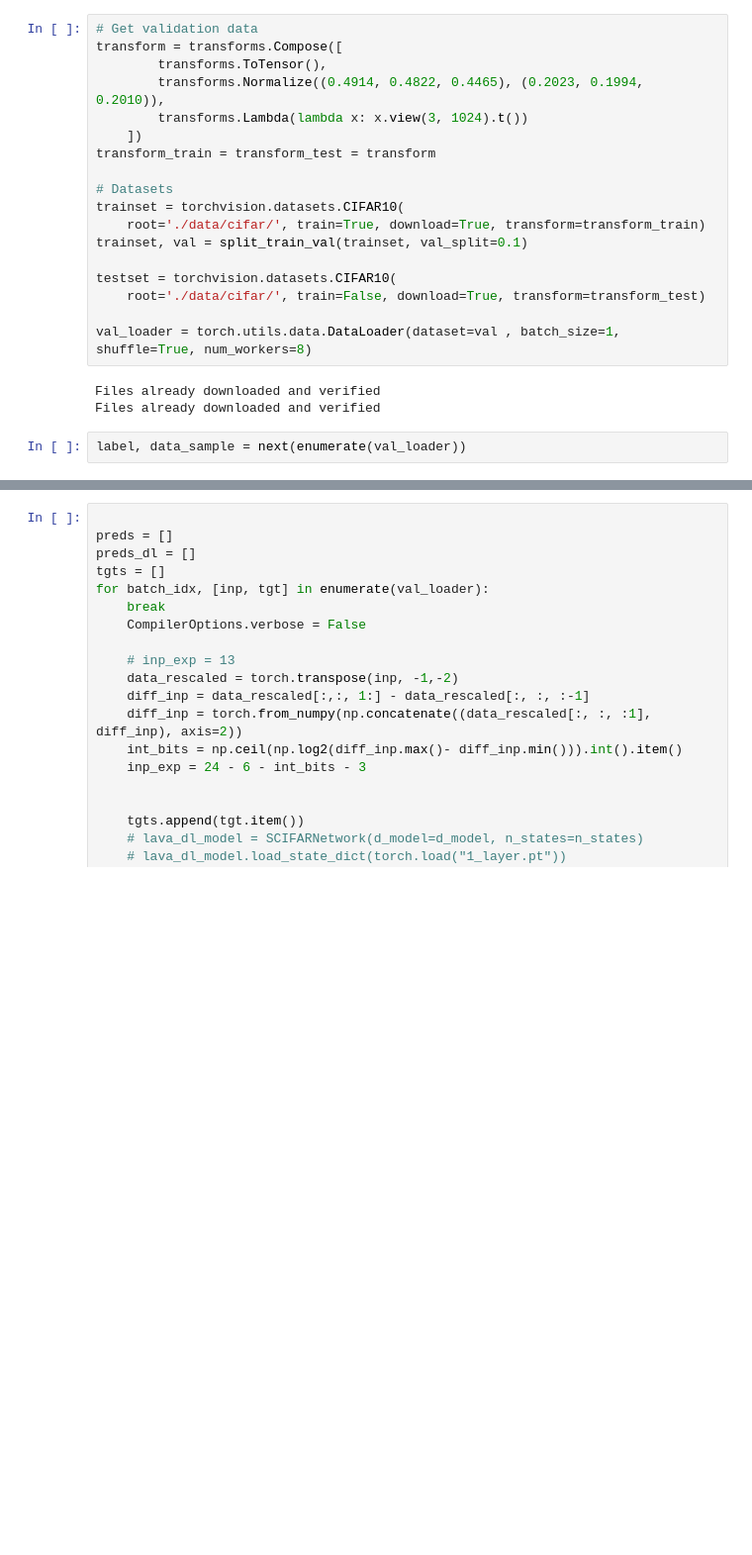
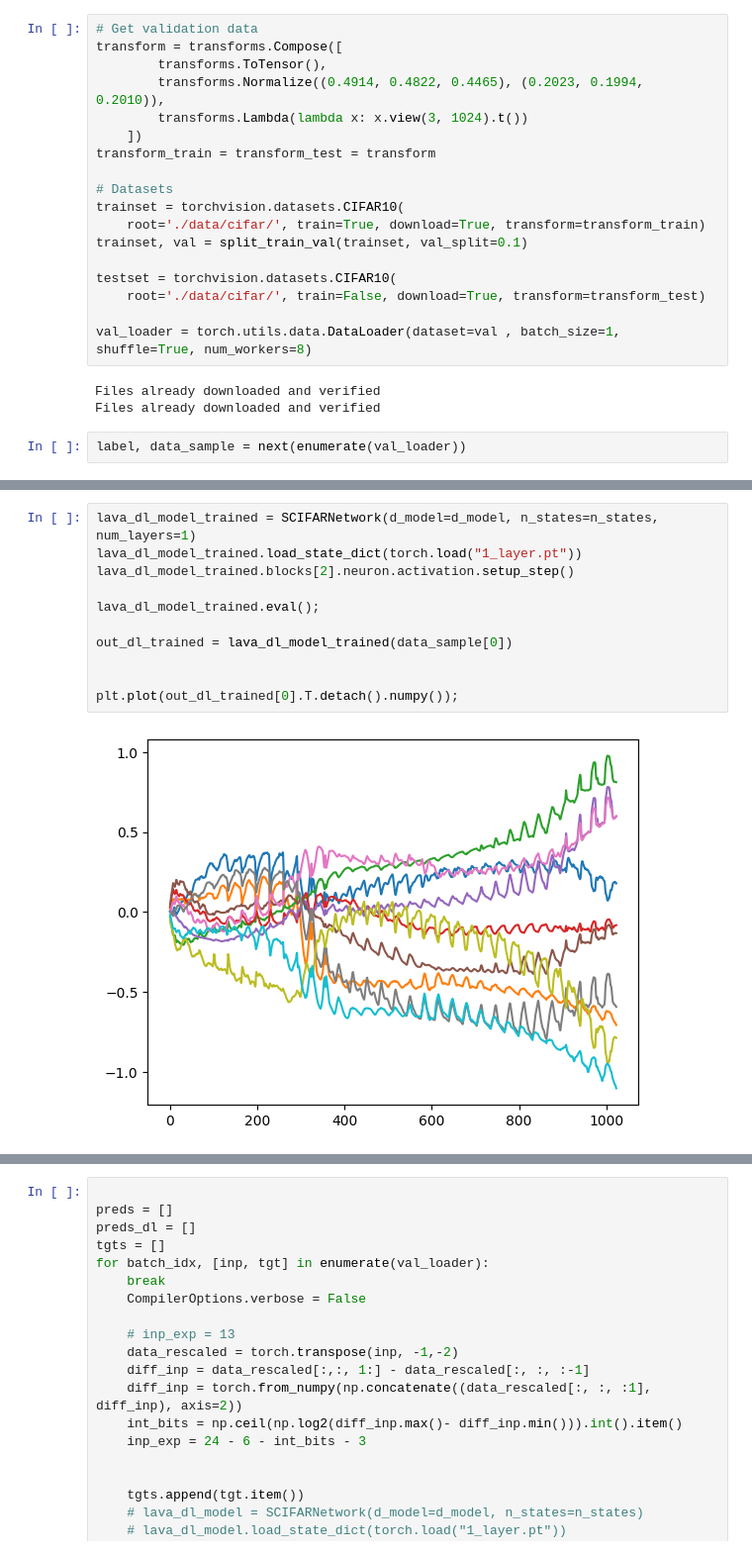
Before and after one commit to lava-nc/lava-dl, a Jupyter notebook: src/lava/lib/dl/slayer/state_space_models/sCIFAR/test_full_scifar_network_on_loihi.ipynb, the cells around one changed output, grey strips where cells are left out. Shown at 99% size. Saved outputs shown, nothing was run; the diff lists cells and outputs as text; blank space fills up the shorter version.

```diff
--- a/src/lava/lib/dl/slayer/state_space_models/sCIFAR/test_full_scifar_network_on_loihi.ipynb
+++ b/src/lava/lib/dl/slayer/state_space_models/sCIFAR/test_full_scifar_network_on_loihi.ipynb
@@ -233,0 +103,13 @@ MSE tensor(0.0127, dtype=torch.float64)
+# %%
+lava_dl_model_trained = SCIFARNetwork(d_model=d_model, n_states=n_states, num_layers=1)
+lava_dl_model_trained.load_state_dict(torch.load("1_layer.pt"))
+lava_dl_model_trained.blocks[2].neuron.activation.setup_step()
+
+lava_dl_model_trained.eval();
+
+out_dl_trained = lava_dl_model_trained(data_sample[0])
+
+
+plt.plot(out_dl_trained[0].T.detach().numpy());
+# %% [output]
+[figure, added]
```
Also changed, not shown: parts of 63 cells of this notebook, 2 other files.
